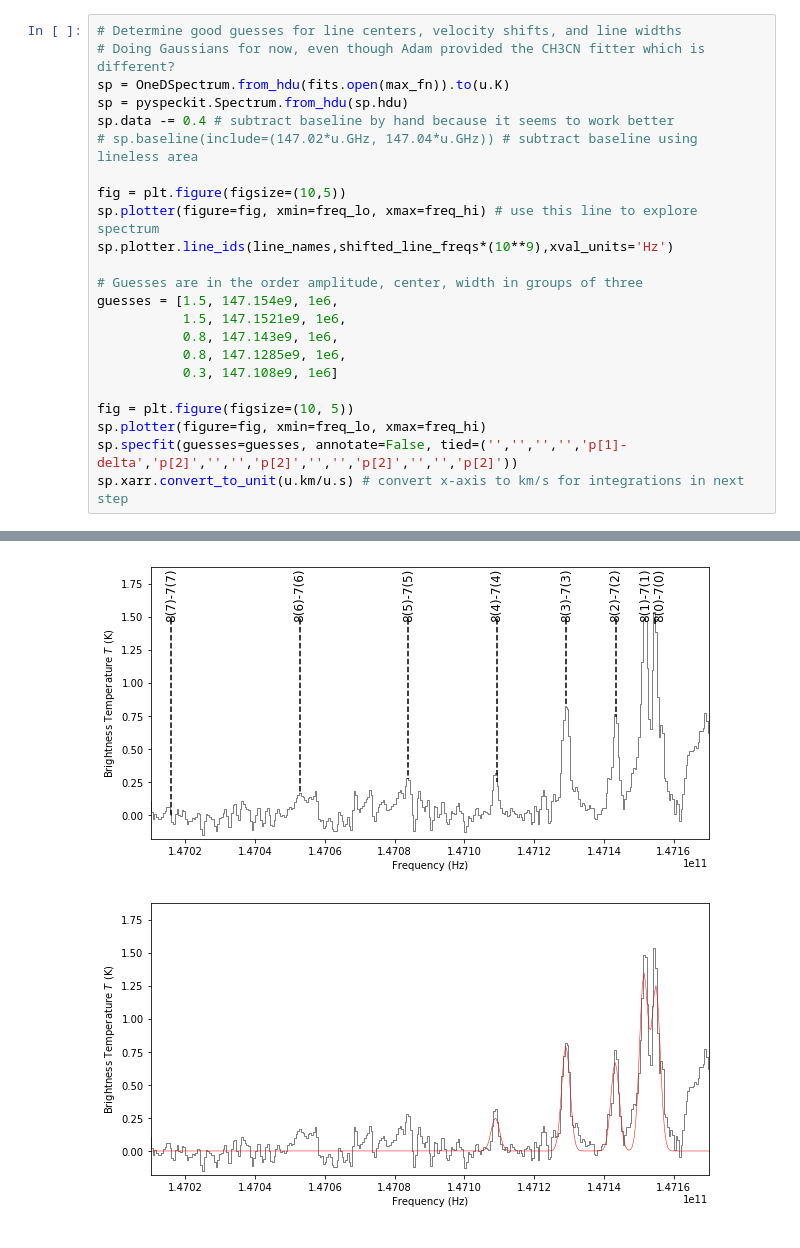
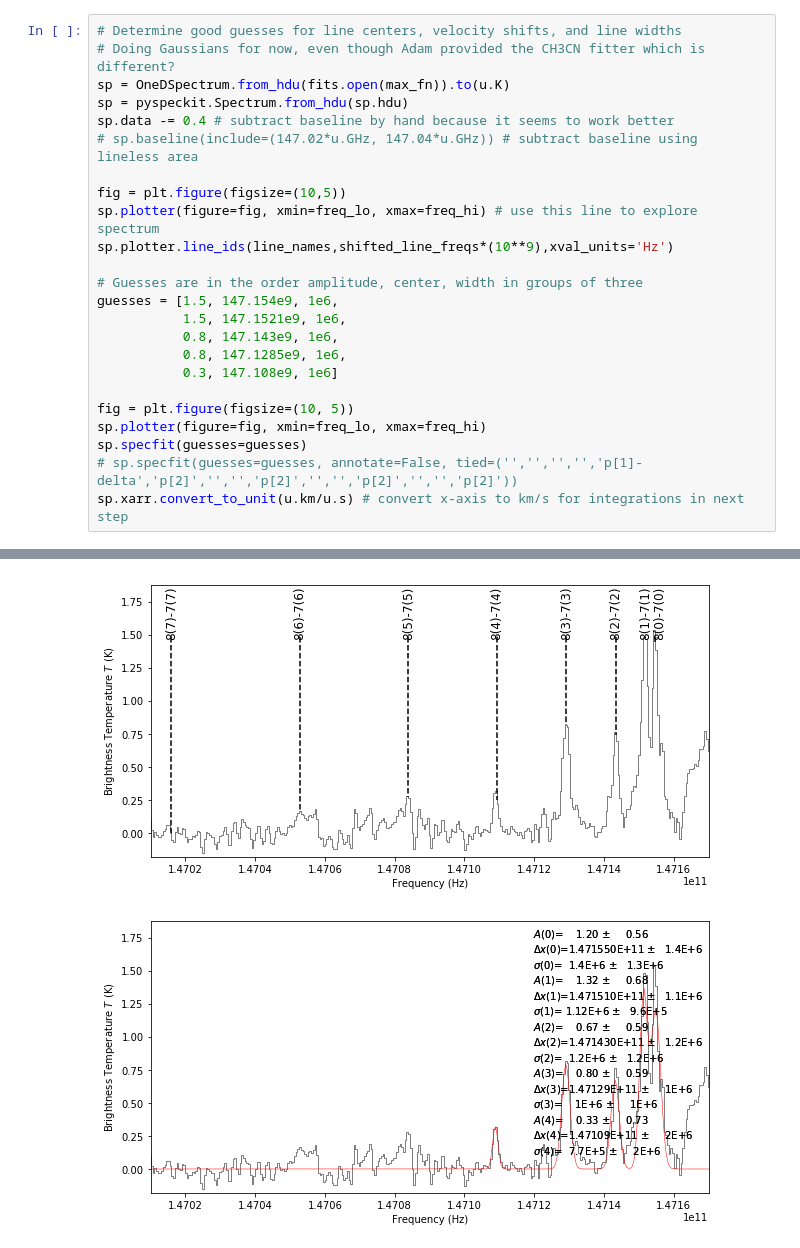
Before and after one commit to abulatek/brick, a Jupyter notebook: resubmission/methyl_cyanide/rotational_diagram.ipynb, the cells around one changed output, grey strips where cells are left out. Cells and saved outputs as stored; diff of their text form.

```diff
--- a/resubmission/methyl_cyanide/rotational_diagram.ipynb
+++ b/resubmission/methyl_cyanide/rotational_diagram.ipynb
@@ -120,6 +120,7 @@ guesses = [1.5, 147.154e9, 1e6,
 
 fig = plt.figure(figsize=(10, 5))
 sp.plotter(figure=fig, xmin=freq_lo, xmax=freq_hi)
-sp.specfit(guesses=guesses, annotate=False, tied=('','','','','p[1]-delta','p[2]','','','p[2]','','','p[2]','','','p[2]'))
+sp.specfit(guesses=guesses)
+# sp.specfit(guesses=guesses, annotate=False, tied=('','','','','p[1]-delta','p[2]','','','p[2]','','','p[2]','','','p[2]'))
 sp.xarr.convert_to_unit(u.km/u.s) # convert x-axis to km/s for integrations in next step
 # %% [output]
@@ -127,5 +127,5 @@ There are multiple beams for this spectrum that are being ignored when creating
 [figure]
-[figure, old version]
+[figure, new version]
 # %%
 # Calculate upper level column density from integrated line intensity
 pars = sp.specfit.parinfo.values
```
Also changed, not shown: parts of 8 cells of this notebook, 3 other files.
